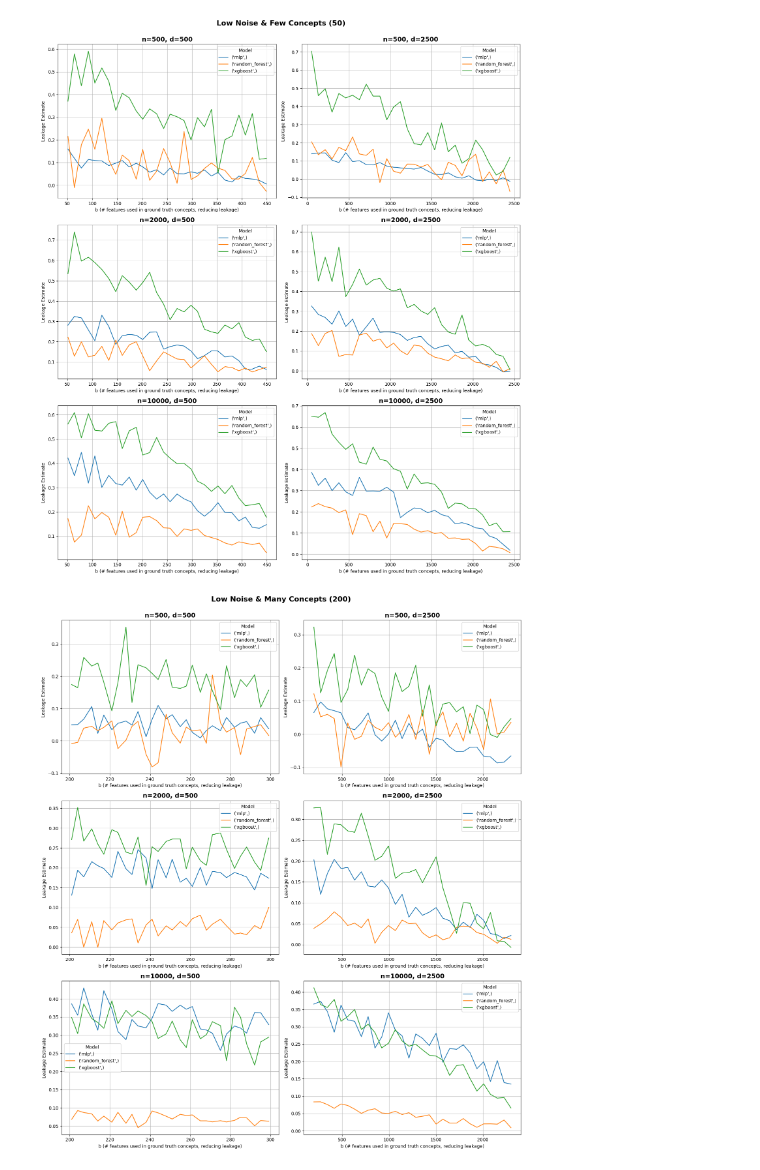
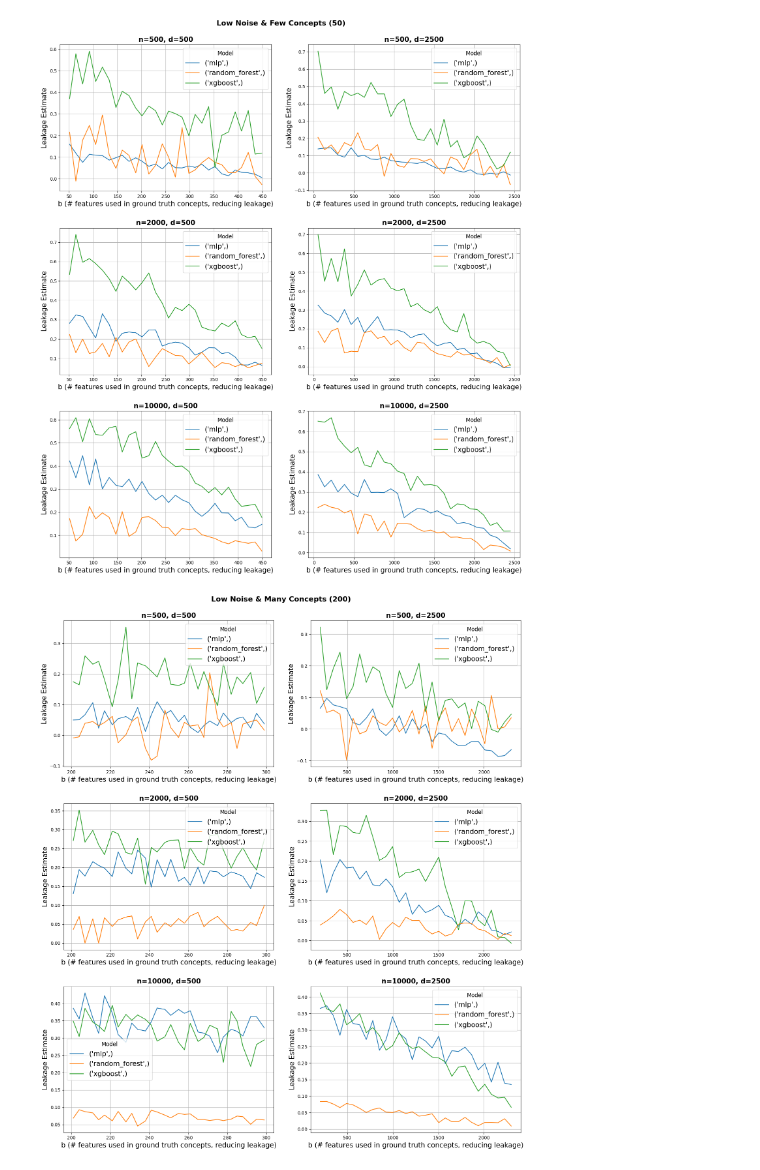
Before and after one commit to MMakonnen/leakage-cbm, a Jupyter notebook: visualization/leakage_measure_valid_plot.ipynb, the cells around one changed output. Drawn from its saved outputs; the diff is of its cells as text; code cells hidden in the pictures.

Commit message:
corrections in visual pipeline

```diff
--- a/visualization/leakage_measure_valid_plot.ipynb
+++ b/visualization/leakage_measure_valid_plot.ipynb
@@ -63,10 +63,10 @@ def plot_leakage_estimate_by_noise_and_k(data_path, noise_threshold):
                 )
 
             # Set subplot-specific details
-            axs[i].set_title(f"n={n}, d={d}", fontweight="bold", fontsize=14)
-            axs[i].set_xlabel("b (# features used in ground truth concepts, reducing leakage)")
-            axs[i].set_ylabel("Leakage Estimate")
-            axs[i].legend(title="Model", title_fontsize="medium")
+            axs[i].set_title(f"n={n}, d={d}", fontweight="bold", fontsize=15)
+            axs[i].set_xlabel("b (# features used in ground truth concepts, reducing leakage)", fontsize=15)  # Increased font size
+            axs[i].set_ylabel("Leakage Estimate", fontsize=15)  # Increased font size
+            legend = axs[i].legend(title="Model", title_fontsize=12, fontsize=15)  # Increased legend font size
             axs[i].grid(True)
 
         # Turn off any unused subplot axes
@@ -75,33 +75,37 @@ def plot_leakage_estimate_by_noise_and_k(data_path, noise_threshold):
 
         # Adjust layout to reduce overlap
         plt.tight_layout(rect=[0, 0, 1, 0.95])
+
+        # **Added extra spacing between subplots**
+        plt.subplots_adjust(hspace=0.25, wspace=0.175)  # Increased vertical and horizontal spacing
+
         plt.show()
 
     # Split the data into low and high noise groups based on the threshold
     low_noise_df = df[df['noise_level'] <= noise_threshold]
     high_noise_df = df[df['noise_level'] > noise_threshold]
 
     # Further split each noise group into subsets based on k
     subsets = {
         'Low Noise & Few Concepts (50)': low_noise_df[low_noise_df['k'] == unique_k[0]],
         'Low Noise & Many Concepts (200)': low_noise_df[low_noise_df['k'] == unique_k[1]],
         'High Noise & Few Concepts (50)': high_noise_df[high_noise_df['k'] == unique_k[0]],
         'High Noise & Many Concepts (200)': high_noise_df[high_noise_df['k'] == unique_k[1]]
     }
 
     # Generate plots for each subset
     for title_prefix, subset in subsets.items():
         if subset.empty:
             print(f"No data available for subset: {title_prefix}")
             continue
         create_subplots(subset, title_prefix)
 
 # File path to the dataset and noise threshold
 data_path = 'simulation_results/res_leak_measure_val/res_leak_measure_val_20250101_132955.csv'
 noise_threshold = 0.5  # Define the noise threshold
 
 # Generate the plots
 plot_leakage_estimate_by_noise_and_k(data_path, noise_threshold)
 # %% [output]
-[figure, old version]
+[figure, new version]
-[figure, old version]
+[figure, new version]
```
Also changed, not shown: parts of 1 cell of this notebook, 1 other file.
